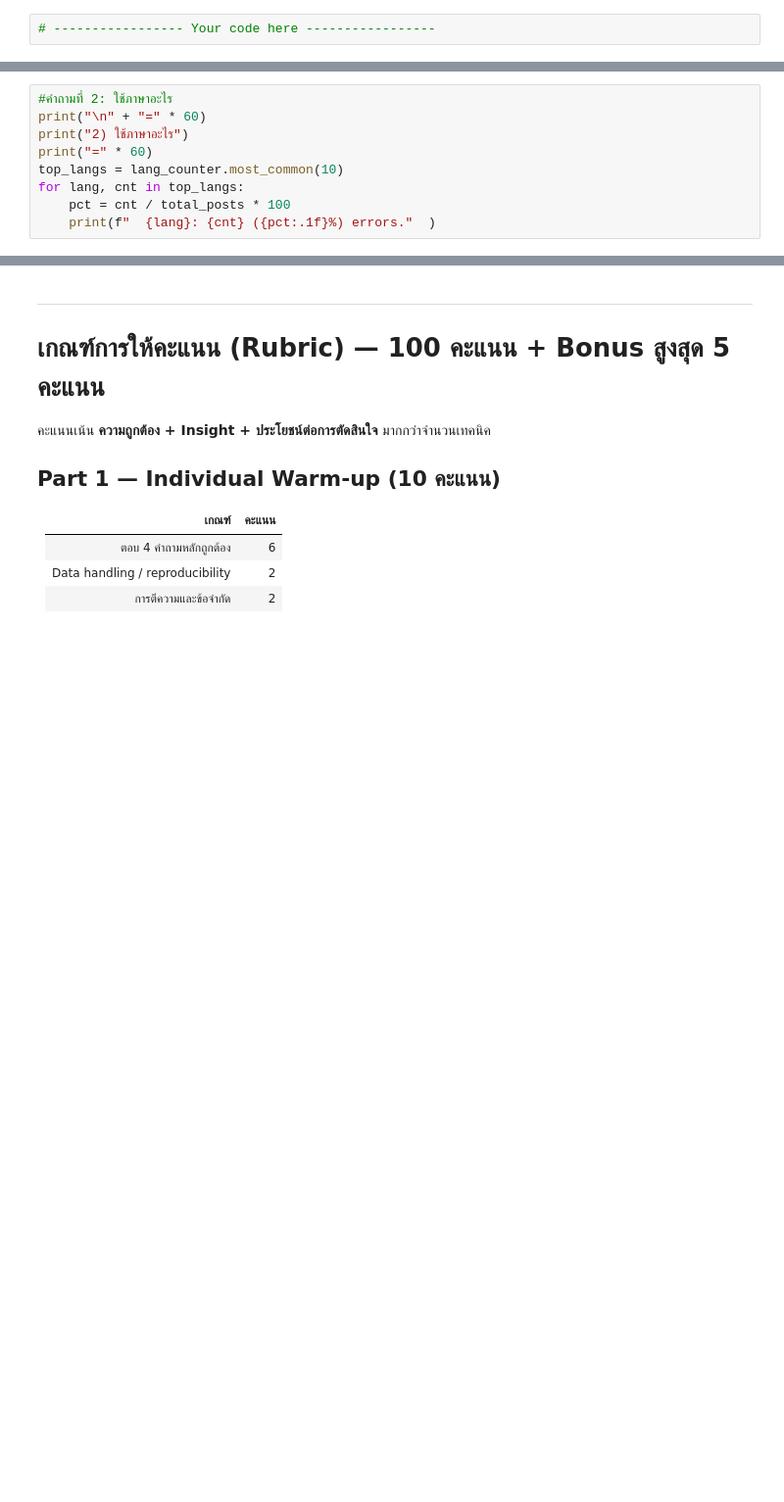
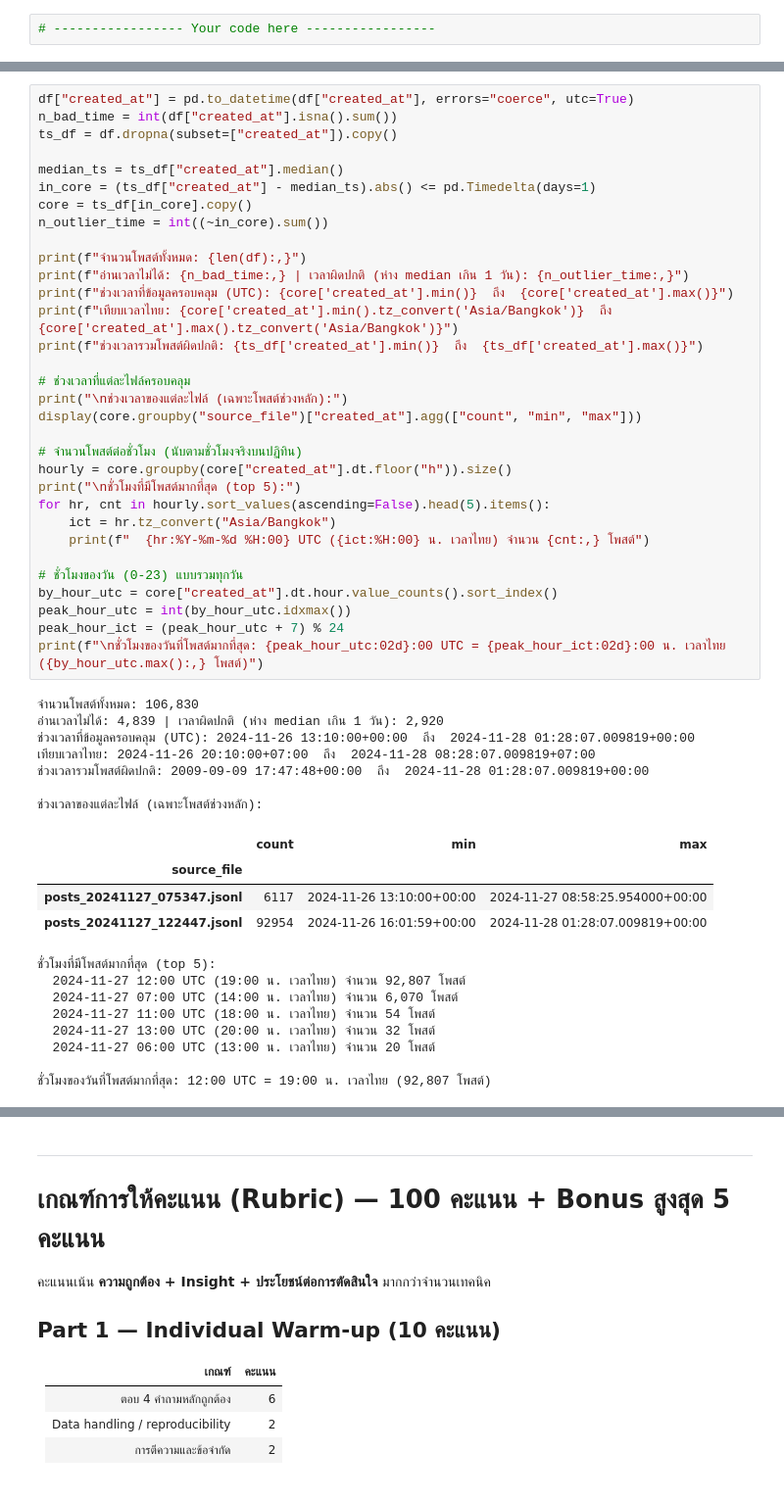
Before and after one commit to bunyanutn-droid/bigdata_part1, a Jupyter notebook: Project1_Text_Analytics69.ipynb, the cells around one changed output, grey strips where cells are left out. Shown at 98% size. Saved outputs shown, nothing was run; the diff lists cells and outputs as text; blank space fills up the shorter version.

```diff
--- a/Project1_Text_Analytics69.ipynb
+++ b/Project1_Text_Analytics69.ipynb
@@ -333,9 +180,0 @@ for hr, cnt in top_hours:
-# %%
-#คำถามที่ 2: ใช้ภาษาอะไร
-print("\n" + "=" * 60)
-print("2) ใช้ภาษาอะไร")
-print("=" * 60)
-top_langs = lang_counter.most_common(10)
-for lang, cnt in top_langs:
-    pct = cnt / total_posts * 100
-    print(f"  {lang}: {cnt} ({pct:.1f}%) errors."  )
@@ -460,0 +265,52 @@ if __name__ == "__main__":
+# %%
+df["created_at"] = pd.to_datetime(df["created_at"], errors="coerce", utc=True)
+n_bad_time = int(df["created_at"].isna().sum())
+ts_df = df.dropna(subset=["created_at"]).copy()
+
+median_ts = ts_df["created_at"].median()
+in_core = (ts_df["created_at"] - median_ts).abs() <= pd.Timedelta(days=1)
+core = ts_df[in_core].copy()
+n_outlier_time = int((~in_core).sum())
+
+print(f"จำนวนโพสต์ทั้งหมด: {len(df):,}")
+print(f"อ่านเวลาไม่ได้: {n_bad_time:,} | เวลาผิดปกติ (ห่าง median เกิน 1 วัน): {n_outlier_time:,}")
+print(f"ช่วงเวลาที่ข้อมูลครอบคลุม (UTC): {core['created_at'].min()}  ถึง  {core['created_at'].max()}")
+print(f"เทียบเวลาไทย: {core['created_at'].min().tz_convert('Asia/Bangkok')}  ถึง  {core['created_at'].max().tz_convert('Asia/Bangkok')}")
+print(f"ช่วงเวลารวมโพสต์ผิดปกติ: {ts_df['created_at'].min()}  ถึง  {ts_df['created_at'].max()}")
+
+# ช่วงเวลาที่แต่ละไฟล์ครอบคลุม
+print("\nช่วงเวลาของแต่ละไฟล์ (เฉพาะโพสต์ช่วงหลัก):")
+display(core.groupby("source_file")["created_at"].agg(["count", "min", "max"]))
+
+# จำนวนโพสต์ต่อชั่วโมง (นับตามชั่วโมงจริงบนปฏิทิน)
+hourly = core.groupby(core["created_at"].dt.floor("h")).size()
+print("\nชั่วโมงที่มีโพสต์มากที่สุด (top 5):")
+for hr, cnt in hourly.sort_values(ascending=False).head(5).items():
+    ict = hr.tz_convert("Asia/Bangkok")
+    print(f"  {hr:%Y-%m-%d %H:00} UTC ({ict:%H:00} น. เวลาไทย) จำนวน {cnt:,} โพสต์")
+
+# ชั่วโมงของวัน (0-23) แบบรวมทุกวัน
+by_hour_utc = core["created_at"].dt.hour.value_counts().sort_index()
+peak_hour_utc = int(by_hour_utc.idxmax())
+peak_hour_ict = (peak_hour_utc + 7) % 24
+print(f"\nชั่วโมงของวันที่โพสต์มากที่สุด: {peak_hour_utc:02d}:00 UTC = {peak_hour_ict:02d}:00 น. เวลาไทย ({by_hour_utc.max():,} โพสต์)")
+# %% [output]
+จำนวนโพสต์ทั้งหมด: 106,830
+อ่านเวลาไม่ได้: 4,839 | เวลาผิดปกติ (ห่าง median เกิน 1 วัน): 2,920
+ช่วงเวลาที่ข้อมูลครอบคลุม (UTC): 2024-11-26 13:10:00+00:00  ถึง  2024-11-28 01:28:07.009819+00:00
+เทียบเวลาไทย: 2024-11-26 20:10:00+07:00  ถึง  2024-11-28 08:28:07.009819+07:00
+ช่วงเวลารวมโพสต์ผิดปกติ: 2009-09-09 17:47:48+00:00  ถึง  2024-11-28 01:28:07.009819+00:00
+
+ช่วงเวลาของแต่ละไฟล์ (เฉพาะโพสต์ช่วงหลัก):
+|  | count | min | max |
+| source_file |  |  |  |
+| posts_20241127_075347.jsonl | 6117 | 2024-11-26 13:10:00+00:00 | 2024-11-27 08:58:25.954000+00:00 |
+| posts_20241127_122447.jsonl | 92954 | 2024-11-26 16:01:59+00:00 | 2024-11-28 01:28:07.009819+00:00 |
+ชั่วโมงที่มีโพสต์มากที่สุด (top 5):
+  2024-11-27 12:00 UTC (19:00 น. เวลาไทย) จำนวน 92,807 โพสต์
+  2024-11-27 07:00 UTC (14:00 น. เวลาไทย) จำนวน 6,070 โพสต์
+  2024-11-27 11:00 UTC (18:00 น. เวลาไทย) จำนวน 54 โพสต์
+  2024-11-27 13:00 UTC (20:00 น. เวลาไทย) จำนวน 32 โพสต์
+  2024-11-27 06:00 UTC (13:00 น. เวลาไทย) จำนวน 20 โพสต์
+
+ชั่วโมงของวันที่โพสต์มากที่สุด: 12:00 UTC = 19:00 น. เวลาไทย (92,807 โพสต์)
```
Also changed, not shown: parts of 26 cells of this notebook.
